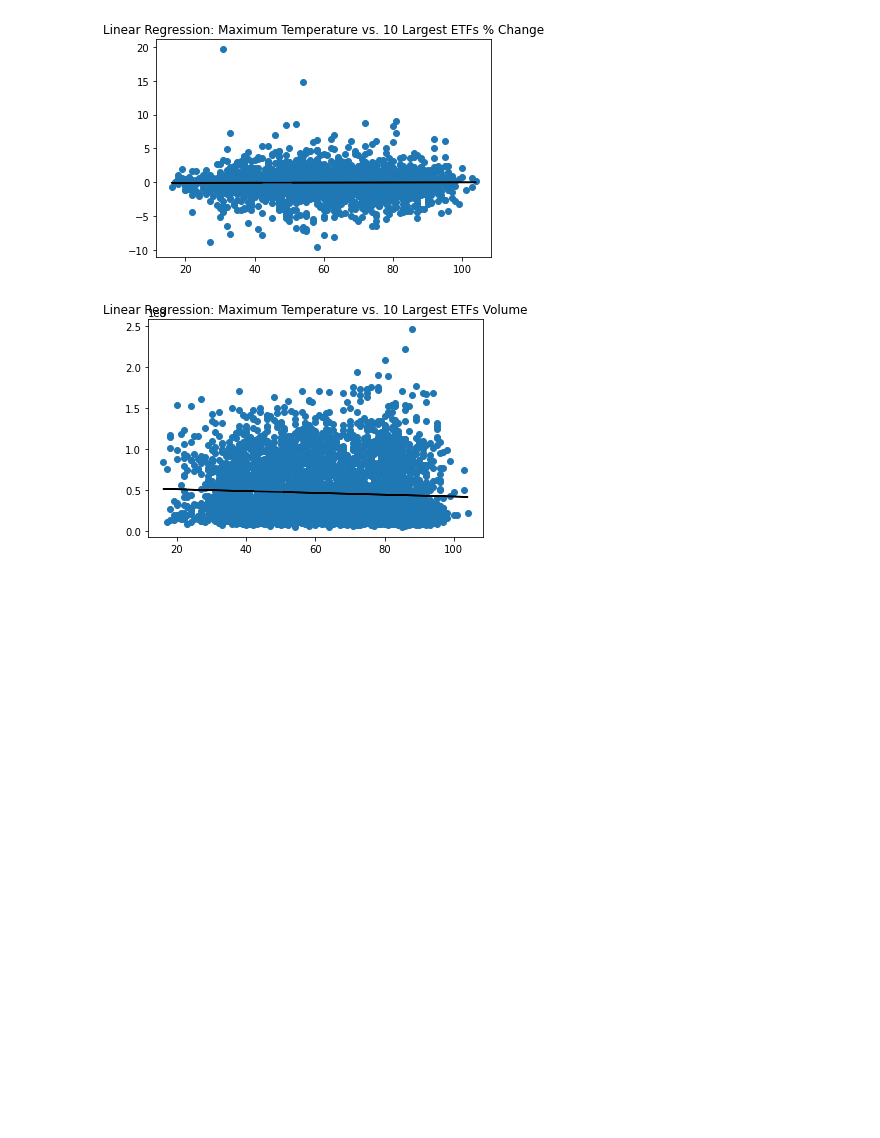
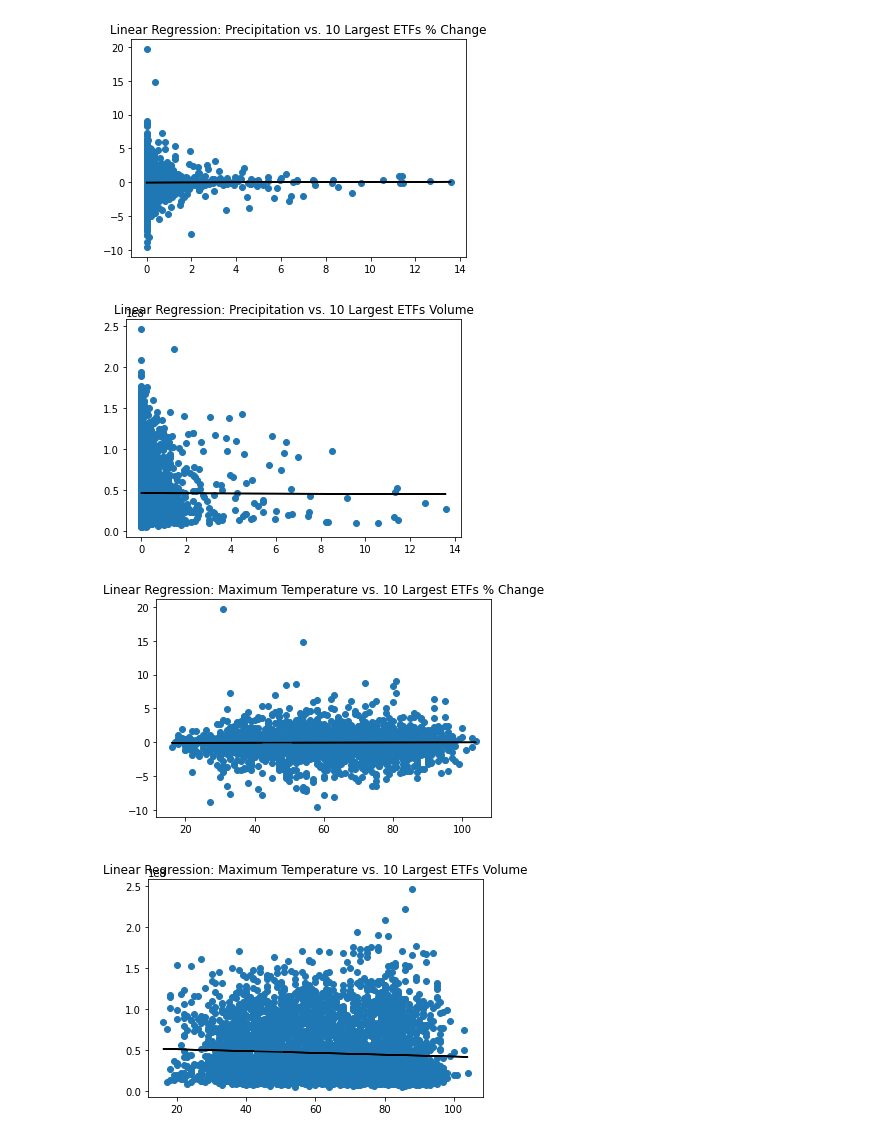
Before and after one commit to SoyMilkIsOk/DataMining-WeatherStocks, a Jupyter notebook: etfs_calculations.ipynb, the cells around one changed output. Drawn from its saved outputs; the diff is of its cells as text; code cells hidden in the pictures; blank space fills up the shorter version.

```diff
--- a/etfs_calculations.ipynb
+++ b/etfs_calculations.ipynb
@@ -87,25 +103,28 @@ plt.show()
 # %%
 stock_volume = etfs_merged['Volume'].values.reshape(-1,1)
 stock_percent = etfs_merged['% Change'].values.reshape(-1,1)
 weather_precip = etfs_merged['TOTALPRCP'].values.reshape(-1,1)
 weather_max = etfs_merged['TMAX'].values.reshape(-1,1)
 weather_min = etfs_merged['TMIN'].values.reshape(-1,1)
 
 from sklearn.linear_model import LinearRegression
 linear_regressor = LinearRegression()
-# linear_regressor.fit(weather_precip, stock_percent)
-# Y_pred = linear_regressor.predict(weather_precip)
-# plt.scatter(weather_precip, stock_percent)
-# plt.plot(weather_precip, Y_pred, color='black')
-# plt.title("Linear Regression: Precipitation vs. 10 Largest ETFs % Change")
-# plt.show()
+linear_regressor.fit(weather_precip, stock_percent)
+Y_pred = linear_regressor.predict(weather_precip)
+plt.scatter(weather_precip, stock_percent)
+plt.plot(weather_precip, Y_pred, color='black')
+plt.title("Linear Regression: Precipitation vs. 10 Largest ETFs % Change")
+plt.show()
 
-# linear_regressor.fit(weather_precip, stock_volume)
-# Y_pred = linear_regressor.predict(weather_precip)
-# plt.scatter(weather_precip, stock_volume)
-# plt.plot(weather_precip, Y_pred, color='black')
-# plt.title("Linear Regression: Precipitation vs. 10 Largest ETFs Volume")
-# plt.show()
+linear_regressor.fit(weather_precip, stock_volume)
+Y_pred = linear_regressor.predict(weather_precip)
+plt.scatter(weather_precip, stock_volume)
+plt.plot(weather_precip, Y_pred, color='black')
+plt.title("Linear Regression: Precipitation vs. 10 Largest ETFs Volume")
+plt.show()
+# %% [output]
+[figure, added]
+[figure, added]
 # %%
 linear_regressor.fit(weather_max, stock_percent)
 Y_pred = linear_regressor.predict(weather_max)
```
Also changed, not shown: parts of 3 cells of this notebook, 1 other file.
